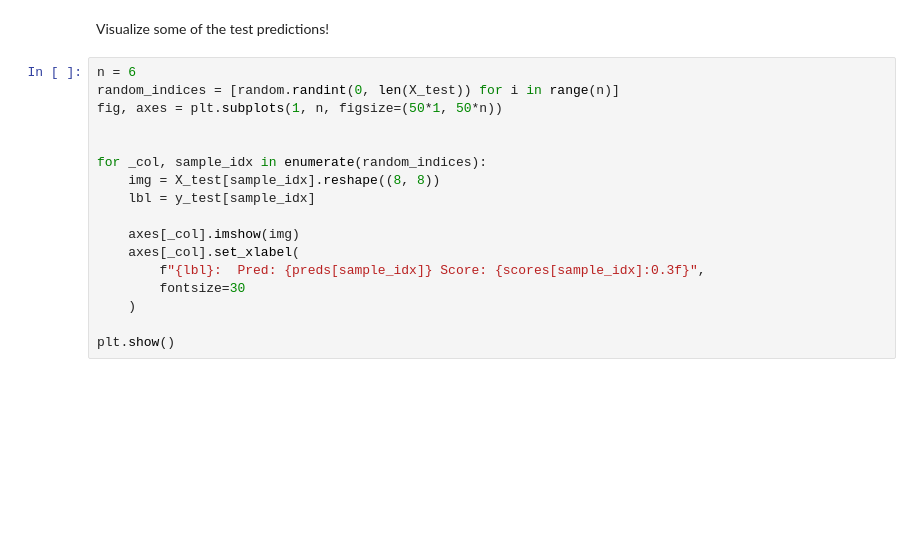
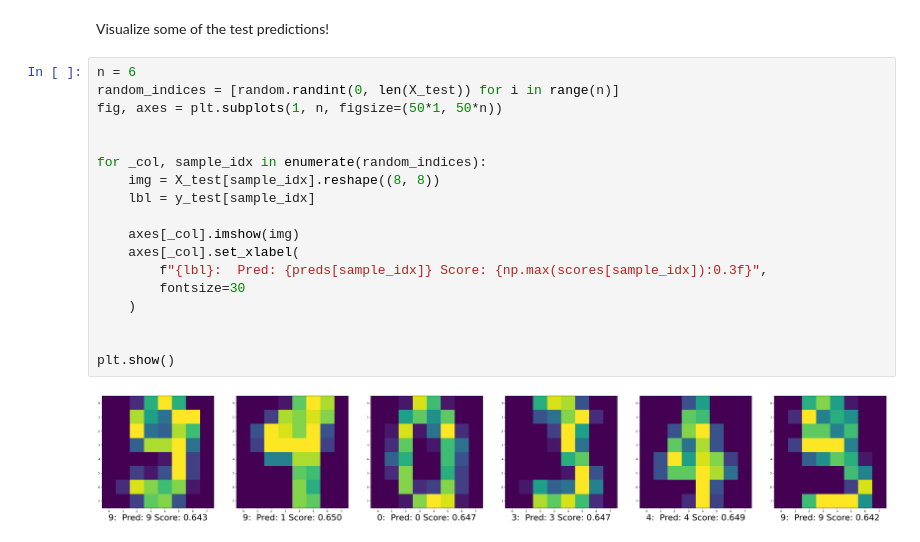
Before and after one commit to dhimitriosduka1/hlcv, a Jupyter notebook: Assignment_1/exercise-1-Part2.ipynb, the cells around one changed output. Drawn from its saved outputs; the diff is of its cells as text; blank space fills up the shorter version.

```diff
--- a/Assignment_1/exercise-1-Part2.ipynb
+++ b/Assignment_1/exercise-1-Part2.ipynb
@@ -141,17 +154,20 @@ Visualize some of the test predictions!
 # %%
 n = 6
 random_indices = [random.randint(0, len(X_test)) for i in range(n)]
 fig, axes = plt.subplots(1, n, figsize=(50*1, 50*n))
 
 
 for _col, sample_idx in enumerate(random_indices):
     img = X_test[sample_idx].reshape((8, 8))
     lbl = y_test[sample_idx]
 
     axes[_col].imshow(img)
     axes[_col].set_xlabel(
-        f"{lbl}:  Pred: {preds[sample_idx]} Score: {scores[sample_idx]:0.3f}",
+        f"{lbl}:  Pred: {preds[sample_idx]} Score: {np.max(scores[sample_idx]):0.3f}",
         fontsize=30
     )
 
+
 plt.show()
+# %% [output]
+[figure, added]
```
Also changed, not shown: parts of 5 cells of this notebook.
